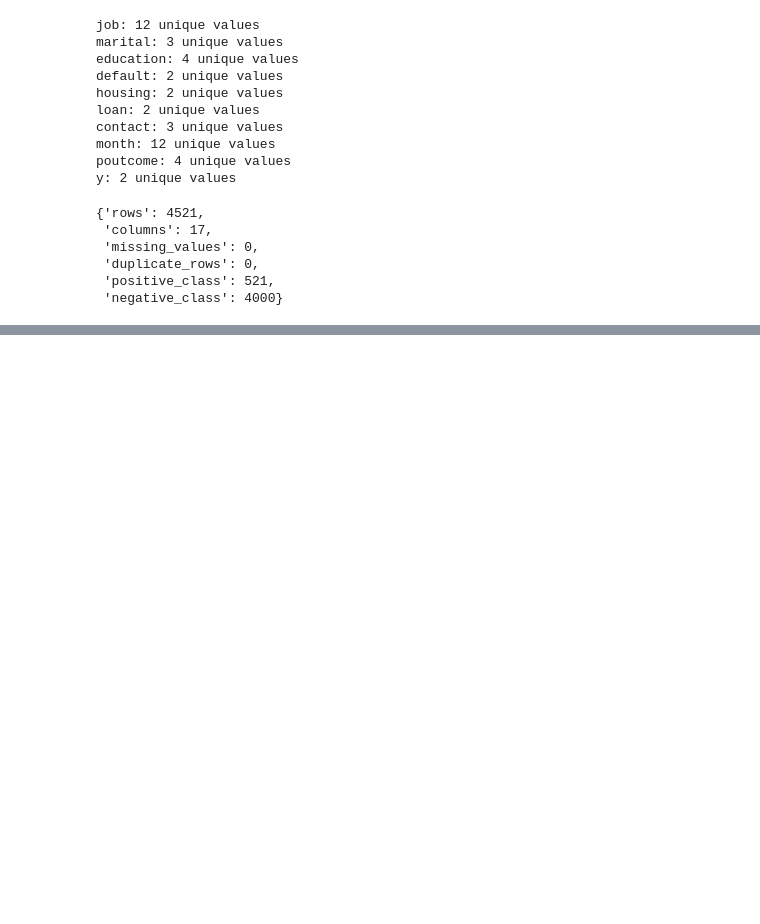
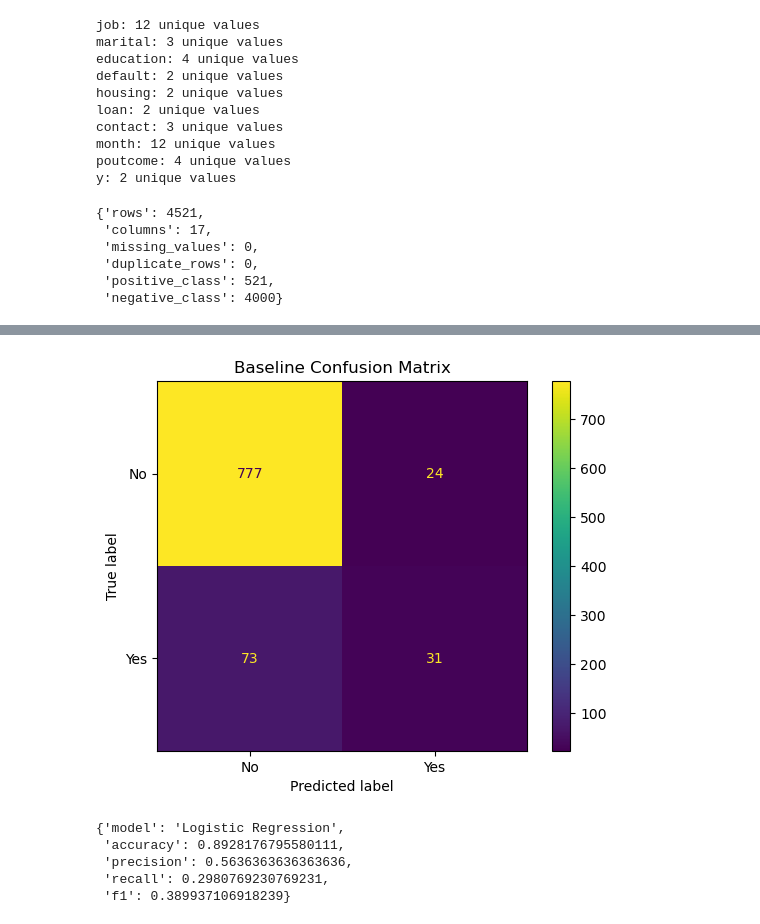
Before and after one commit to ali84mlk/tabular-ml-study, a Jupyter notebook: notebooks/01_initial_exploration.ipynb, the cells around one changed output, grey strips where cells are left out. Saved outputs shown, nothing was run; the diff lists cells and outputs as text; code cells hidden in the pictures; blank space fills up the shorter version.

Commit message:
Training steps

```diff
--- a/notebooks/01_initial_exploration.ipynb
+++ b/notebooks/01_initial_exploration.ipynb
@@ -348,0 +381,10 @@ summary
+# %%
+from sklearn.model_selection import train_test_split
+
+X_train, X_test, y_train, y_test = train_test_split(
+    X,
+    y,
+    test_size=0.2,
+    random_state=42,
+    stratify=y
+)
@@ -348,0 +436,12 @@ summary
+# %%
+from sklearn.pipeline import Pipeline
+from sklearn.linear_model import LogisticRegression
+
+baseline_model = Pipeline(
+    steps=[
+        ("preprocessor", preprocessor),
+        ("model", LogisticRegression(max_iter=1000))
+    ]
+)
+# %%
+baseline_model.fit(X_train, y_train)
@@ -348,0 +459,2 @@ summary
+# %%
+y_pred = baseline_model.predict(X_test)
@@ -348,0 +487,34 @@ summary
+# %%
+from sklearn.metrics import confusion_matrix, ConfusionMatrixDisplay
+
+cm = confusion_matrix(y_test, y_pred)
+
+disp = ConfusionMatrixDisplay(
+    confusion_matrix=cm,
+    display_labels=["No", "Yes"]
+)
+
+disp.plot()
+
+plt.title("Baseline Confusion Matrix")
+plt.show()
+# %% [output]
+[figure, added]
+# %%
+from sklearn.metrics import precision_score, recall_score, f1_score
+
+baseline_results = {
+    "model": "Logistic Regression",
+    "accuracy": accuracy_score(y_test, y_pred),
+    "precision": precision_score(y_test, y_pred),
+    "recall": recall_score(y_test, y_pred),
+    "f1": f1_score(y_test, y_pred),
+}
+
+baseline_results
+# %% [output]
+{'model': 'Logistic Regression',
+ 'accuracy': 0.8928176795580111,
+ 'precision': 0.5636363636363636,
+ 'recall': 0.2980769230769231,
+ 'f1': 0.389937106918239}
```
Also changed, not shown: parts of 10 cells of this notebook.
